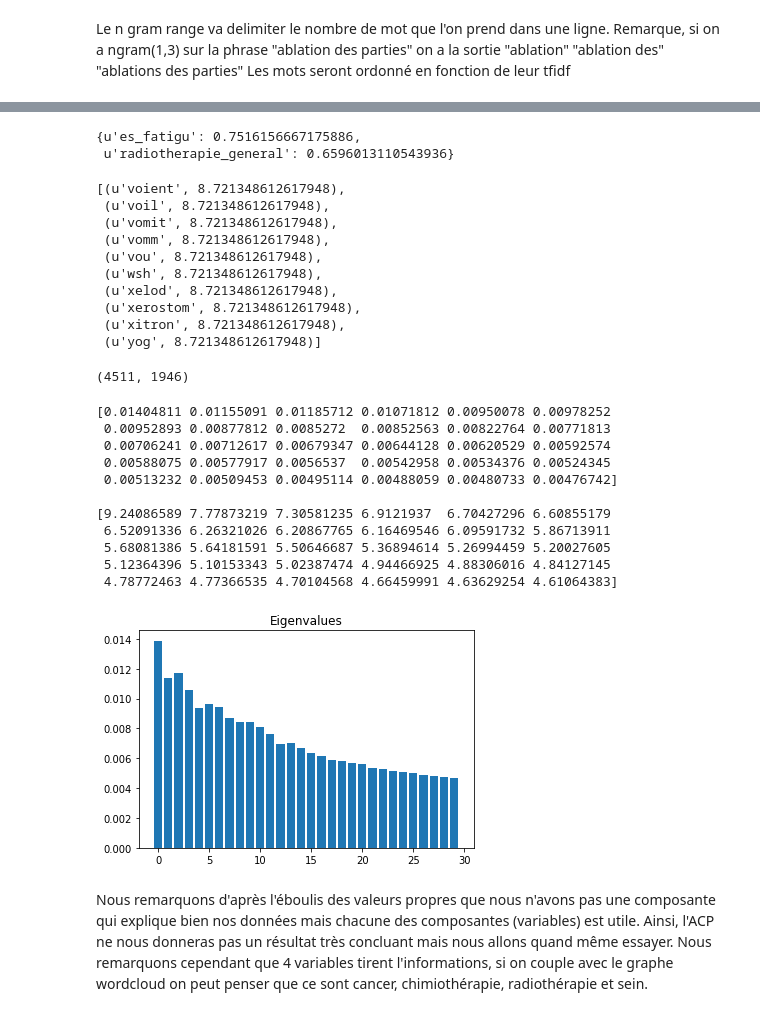
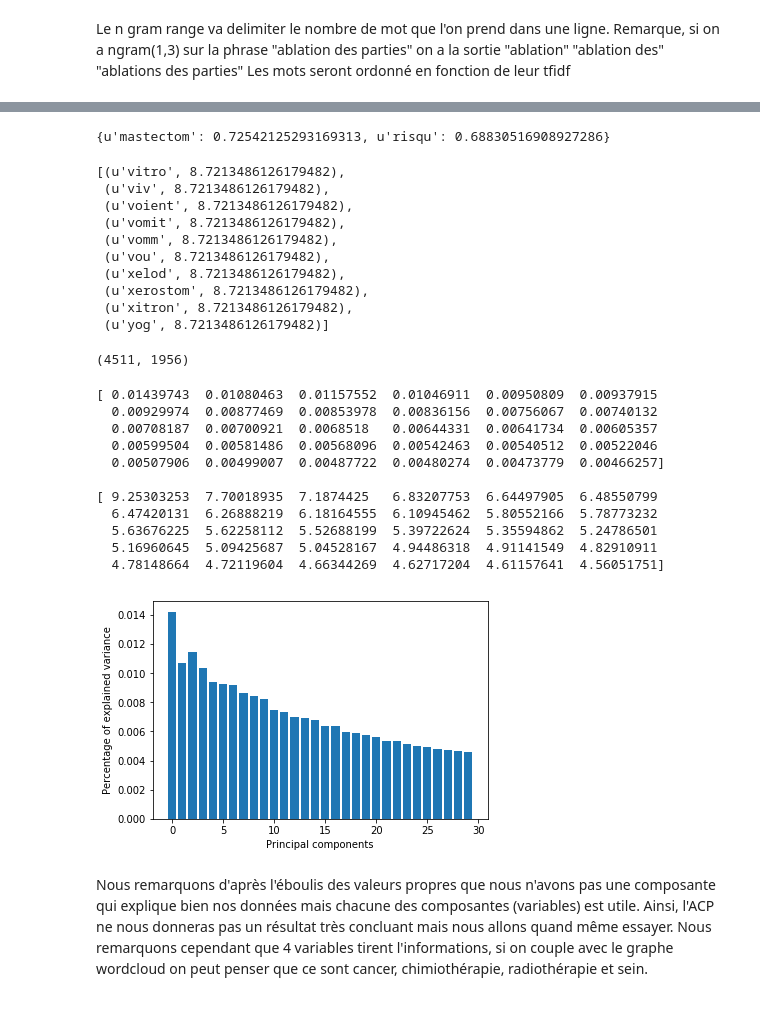
Before and after one commit to emmaboucheron/chatbot, a Jupyter notebook: exploACP_projet.ipynb, the cells around one changed output, grey strips where cells are left out. Saved outputs shown, nothing was run; the diff lists cells and outputs as text; code cells hidden in the pictures.

```diff
--- a/exploACP_projet.ipynb
+++ b/exploACP_projet.ipynb
@@ -40,7 +40,7 @@ import matplotlib.pyplot as plt
 Définition du répertoir de travail, des noms des différents fichiers utilisés et des variables globales.
 # %%
 # Répertoire de travail
-DATA_DIR = "C:/Users/emma/Documents/ecole/insa/projet chabot//"
+DATA_DIR = "/home/bouchero/Documents/projet/"
 
 # Nom des fichiers
 training_reduit_path = DATA_DIR + "INSA_wefight_data_clean.csv"
@@ -374,28 +374,27 @@ for i in tfidf.toarray():
 # %%
 mot_disc[125]
 # %% [output]
-{u'es_fatigu': 0.7516156667175886,
- u'radiotherapie_general': 0.6596013110543936}
+{u'mastectom': 0.72542125293169313, u'risqu': 0.68830516908927286}
 # %%
 #print(np.shape(tfidf)) # tf idf ligne = question colonne = mot qu'on garde
 #print(vec.get_feature_names())
 sorted(zip(vec.get_feature_names(),vec.idf_), key = lambda x: x[1])[-10:]
 # %% [output]
-[(u'voient', 8.721348612617948),
- (u'voil', 8.721348612617948),
- (u'vomit', 8.721348612617948),
- (u'vomm', 8.721348612617948),
- (u'vou', 8.721348612617948),
- (u'wsh', 8.721348612617948),
- (u'xelod', 8.721348612617948),
- (u'xerostom', 8.721348612617948),
- (u'xitron', 8.721348612617948),
- (u'yog', 8.721348612617948)]
+[(u'vitro', 8.7213486126179482),
+ (u'viv', 8.7213486126179482),
+ (u'voient', 8.7213486126179482),
+ (u'vomit', 8.7213486126179482),
+ (u'vomm', 8.7213486126179482),
+ (u'vou', 8.7213486126179482),
+ (u'xelod', 8.7213486126179482),
+ (u'xerostom', 8.7213486126179482),
+ (u'xitron', 8.7213486126179482),
+ (u'yog', 8.7213486126179482)]
 # %%
 #dimension de la matrice sparse des poids
 np.shape(tfidf)
 # %% [output]
-(4511, 1946)
+(4511, 1956)
 # %%
 # définition de la commande
 X = tfidf
@@ -408,26 +407,27 @@ print (" ")
 #valeurs singuliere
 print(svd.singular_values_)
 # %% [output]
-[0.01404811 0.01155091 0.01185712 0.01071812 0.00950078 0.00978252
- 0.00952893 0.00877812 0.0085272  0.00852563 0.00822764 0.00771813
- 0.00706241 0.00712617 0.00679347 0.00644128 0.00620529 0.00592574
- 0.00588075 0.00577917 0.0056537  0.00542958 0.00534376 0.00524345
- 0.00513232 0.00509453 0.00495114 0.00488059 0.00480733 0.00476742]
+[ 0.01439743  0.01080463  0.01157552  0.01046911  0.00950809  0.00937915
+  0.00929974  0.00877469  0.00853978  0.00836156  0.00756067  0.00740132
+  0.00708187  0.00700921  0.0068518   0.00644331  0.00641734  0.00605357
+  0.00599504  0.00581486  0.00568096  0.00542463  0.00540512  0.00522046
+  0.00507906  0.00499007  0.00487722  0.00480274  0.00473779  0.00466257]
 
-[9.24086589 7.77873219 7.30581235 6.9121937  6.70427296 6.60855179
- 6.52091336 6.26321026 6.20867765 6.16469546 6.09591732 5.86713911
- 5.68081386 5.64181591 5.50646687 5.36894614 5.26994459 5.20027605
- 5.12364396 5.10153343 5.02387474 4.94466925 4.88306016 4.84127145
- 4.78772463 4.77366535 4.70104568 4.66459991 4.63629254 4.61064383]
+[ 9.25303253  7.70018935  7.1874425   6.83207753  6.64497905  6.48550799
+  6.47420131  6.26888219  6.18164555  6.10945462  5.80552166  5.78773232
+  5.63676225  5.62258112  5.52688199  5.39722624  5.35594862  5.24786501
+  5.16960645  5.09425687  5.04528167  4.94486318  4.91141549  4.82910911
+  4.78148664  4.72119604  4.66344269  4.62717204  4.61157641  4.56051751]
 # %%
 # Eboulis des valeurs propres
 plt.figure()
 abscisse = np.arange(30)
 plt.bar(abscisse,svd.explained_variance_)
-plt.title("Eigenvalues")
+plt.xlabel("Principal components")
+plt.ylabel("Percentage of explained variance" )
 plt.show()
 # %% [output]
-[figure, old version]
+[figure, new version]
 # %% [markdown]
 Nous remarquons d'après l'éboulis des valeurs propres que nous n'avons pas une composante qui explique bien nos données mais chacune des composantes (variables) est utile. Ainsi, l'ACP ne nous donneras pas un résultat très concluant mais nous allons quand même essayer. Nous remarquons cependant que 4 variables tirent l'informations, si on couple avec le graphe wordcloud on peut penser que ce sont cancer, chimiothérapie, radiothérapie et sein.
 # %%
```
Also changed, not shown: parts of 21 cells of this notebook.
